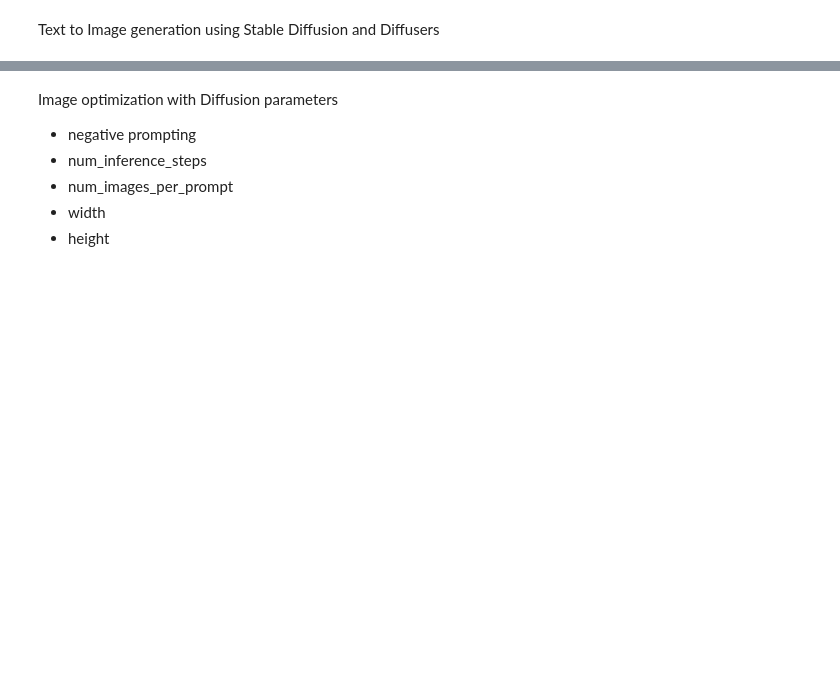
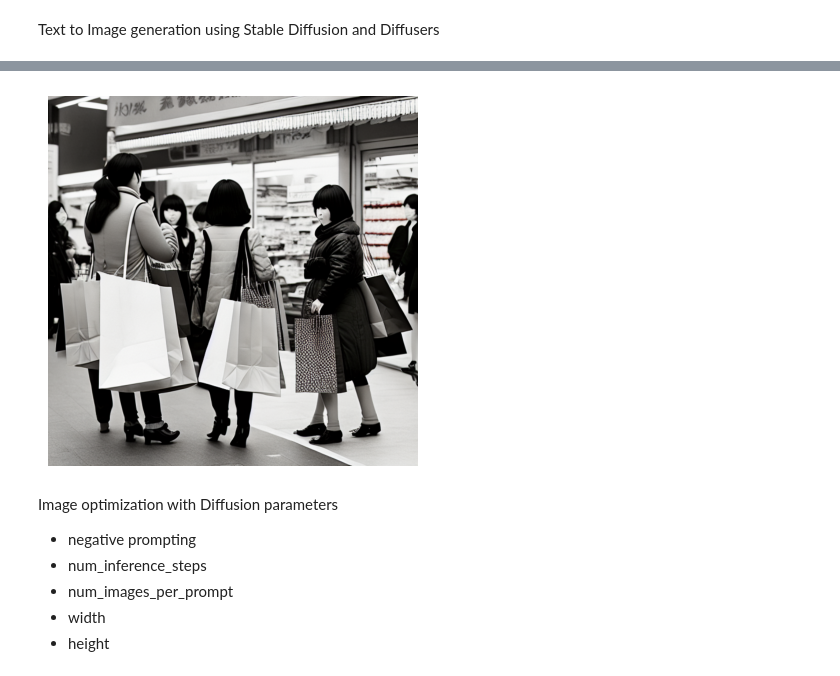
Before and after one commit to rexian/ML, a Jupyter notebook: text2image.ipynb, the cells around one changed output, grey strips where cells are left out. Drawn from its saved outputs; the diff is of its cells as text; code cells hidden in the pictures; blank space fills up the shorter version.

```diff
--- a/text2image.ipynb
+++ b/text2image.ipynb
@@ -53,3 +66,11 @@ plt.show()
+# %%
+prompt = "a photograph of a group of women shopping in tokyo"
+image = pipe(prompt).images[0]
+plt.imshow(image)
+plt.axis("off")
+plt.show()
+# %% [output]
+[figure, added]
 # %% [markdown]
 Image optimization with Diffusion parameters
 
```
Also changed, not shown: parts of 2 cells of this notebook.
